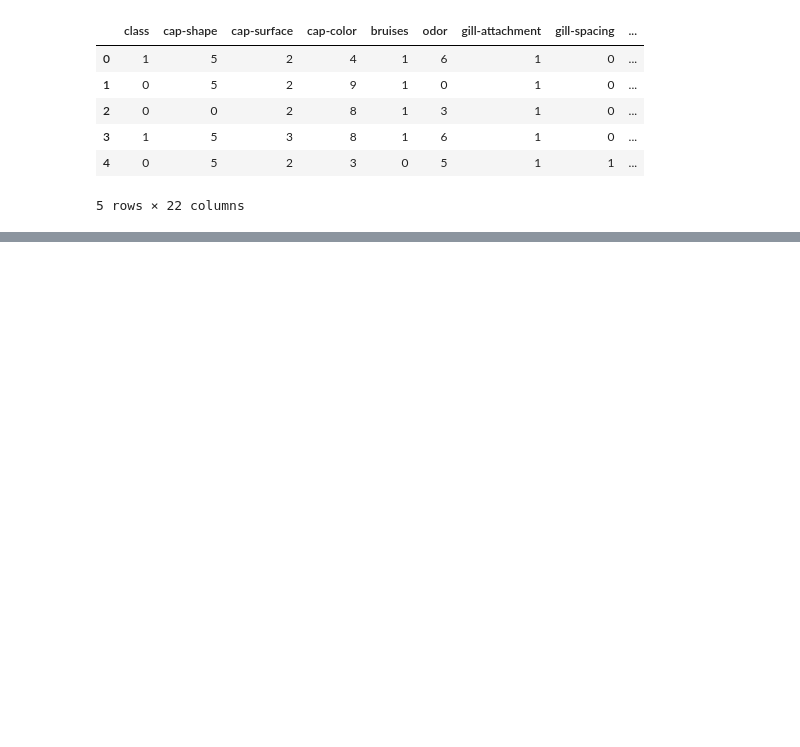
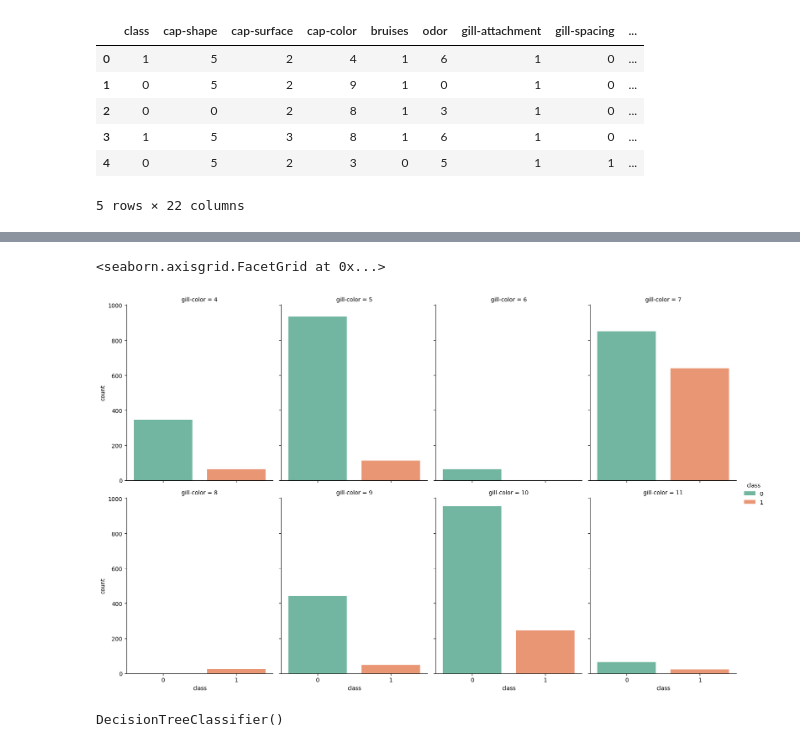
Before and after one commit to bimalmagar10/mush-room-classf, a Jupyter notebook: classification.ipynb, the cells around one changed output, grey strips where cells are left out. Drawn from its saved outputs; the diff is of its cells as text; code cells hidden in the pictures; blank space fills up the shorter version.

```diff
--- a/classification.ipynb
+++ b/classification.ipynb
@@ -111,0 +213,7 @@ dataset.head()
+# %%
+new_dt = dataset[["class","gill-color"]]
+new_dt = new_dt[new_dt["gill-color"] > 3.5]
+sns.catplot(data=new_dt,x='class',hue="class",col="gill-color",kind="count",aspect=.8,col_wrap=4,palette="Set2")
+# %% [output]
+<seaborn.axisgrid.FacetGrid at 0x...>
+[figure, added]
@@ -111,0 +225,9 @@ dataset.head()
+# %%
+#Let's use Decision Tree Classisfication
+from sklearn.tree import DecisionTreeClassifier
+from sklearn.metrics import classification_report,confusion_matrix
+
+dt_classifier = DecisionTreeClassifier()
+dt_classifier.fit(X_train,y_train)
+# %% [output]
+DecisionTreeClassifier()
```
Also changed, not shown: parts of 34 cells of this notebook.
